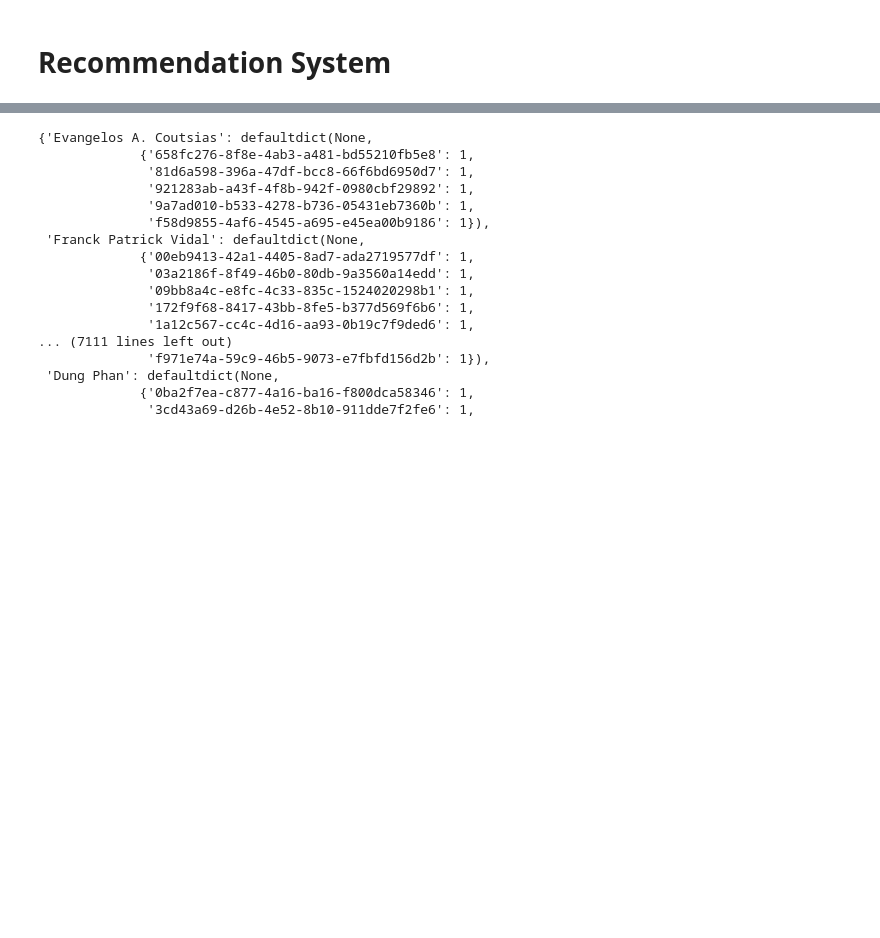
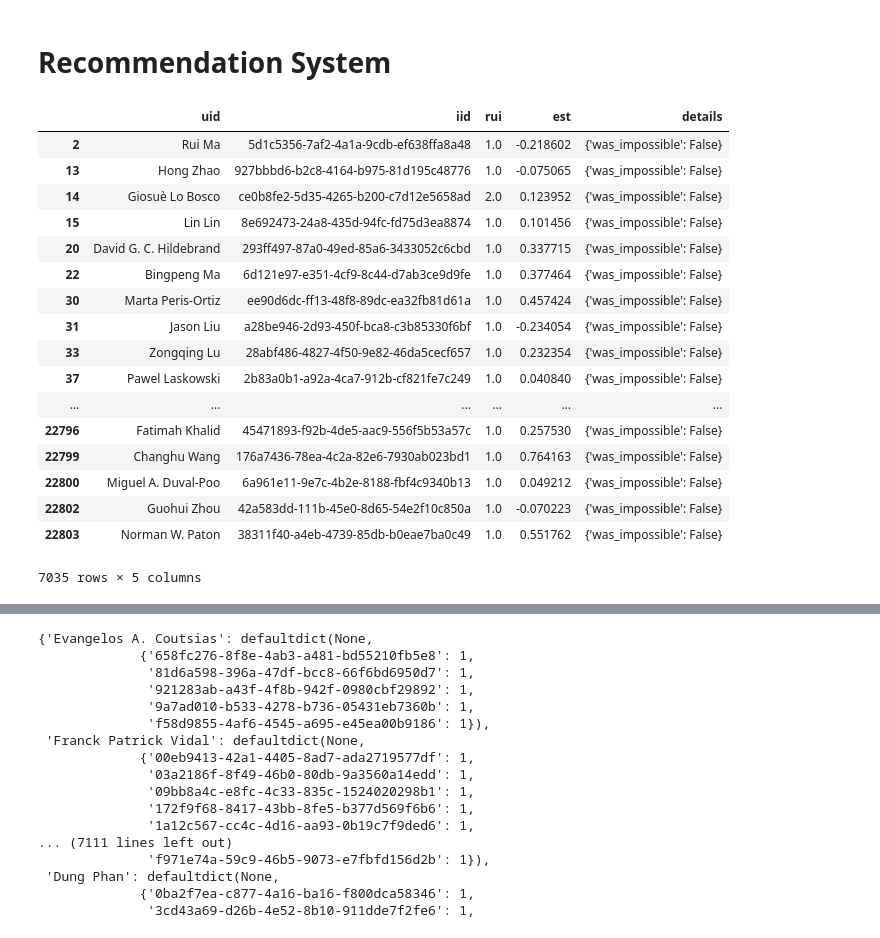
Before and after one commit to jpatrickpark/1003-project, a Jupyter notebook: notebooks/recommendationaccuracy.ipynb, the cells around one changed output, grey strips where cells are left out. Saved outputs shown, nothing was run; the diff lists cells and outputs as text; code cells hidden in the pictures; blank space fills up the shorter version.

```diff
--- a/notebooks/recommendationaccuracy.ipynb
+++ b/notebooks/recommendationaccuracy.ipynb
@@ -109,0 +111,27 @@ df = pd.DataFrame(predictions, columns=['uid', 'iid', 'rui', 'est', 'details'])
+# %%
+
+mask1 = df.details == {'was_impossible': False}
+mask2 = df.rui != 1
+mask = mask1 & mask2
+
+# df[mask1]
+df[mask1]
+# %% [output]
+|  | uid | iid | rui | est | details |
+| 2 | Rui Ma | 5d1c5356-7af2-4a1a-9cdb-ef638ffa8a48 | 1.0 | -0.218602 | {'was_impossible': False} |
+| 13 | Hong Zhao | 927bbbd6-b2c8-4164-b975-81d195c48776 | 1.0 | -0.075065 | {'was_impossible': False} |
+| 14 | Giosuè Lo Bosco | ce0b8fe2-5d35-4265-b200-c7d12e5658ad | 2.0 | 0.123952 | {'was_impossible': False} |
+| 15 | Lin Lin | 8e692473-24a8-435d-94fc-fd75d3ea8874 | 1.0 | 0.101456 | {'was_impossible': False} |
+| 20 | David G. C. Hildebrand | 293ff497-87a0-49ed-85a6-3433052c6cbd | 1.0 | 0.337715 | {'was_impossible': False} |
+| 22 | Bingpeng Ma | 6d121e97-e351-4cf9-8c44-d7ab3ce9d9fe | 1.0 | 0.377464 | {'was_impossible': False} |
+| 30 | Marta Peris-Ortiz | ee90d6dc-ff13-48f8-89dc-ea32fb81d61a | 1.0 | 0.457424 | {'was_impossible': False} |
+| 31 | Jason Liu | a28be946-2d93-450f-bca8-c3b85330f6bf | 1.0 | -0.234054 | {'was_impossible': False} |
+| 33 | Zongqing Lu | 28abf486-4827-4f50-9e82-46da5cecf657 | 1.0 | 0.232354 | {'was_impossible': False} |
+| 37 | Pawel Laskowski | 2b83a0b1-a92a-4ca7-912b-cf821fe7c249 | 1.0 | 0.040840 | {'was_impossible': False} |
+| ... | ... | ... | ... | ... | ... |
+| 22796 | Fatimah Khalid | 45471893-f92b-4de5-aac9-556f5b53a57c | 1.0 | 0.257530 | {'was_impossible': False} |
+| 22799 | Changhu Wang | 176a7436-78ea-4c2a-82e6-7930ab023bd1 | 1.0 | 0.764163 | {'was_impossible': False} |
+| 22800 | Miguel A. Duval-Poo | 6a961e11-9e7c-4b2e-8188-fbf4c9340b13 | 1.0 | 0.049212 | {'was_impossible': False} |
+| 22802 | Guohui Zhou | 42a583dd-111b-45e0-8d65-54e2f10c850a | 1.0 | -0.070223 | {'was_impossible': False} |
+| 22803 | Norman W. Paton | 38311f40-a4eb-4739-85db-b0eae7ba0c49 | 1.0 | 0.551762 | {'was_impossible': False} |
+7035 rows × 5 columns
```
Also changed, not shown: parts of 53 cells of this notebook, 1 other file.
